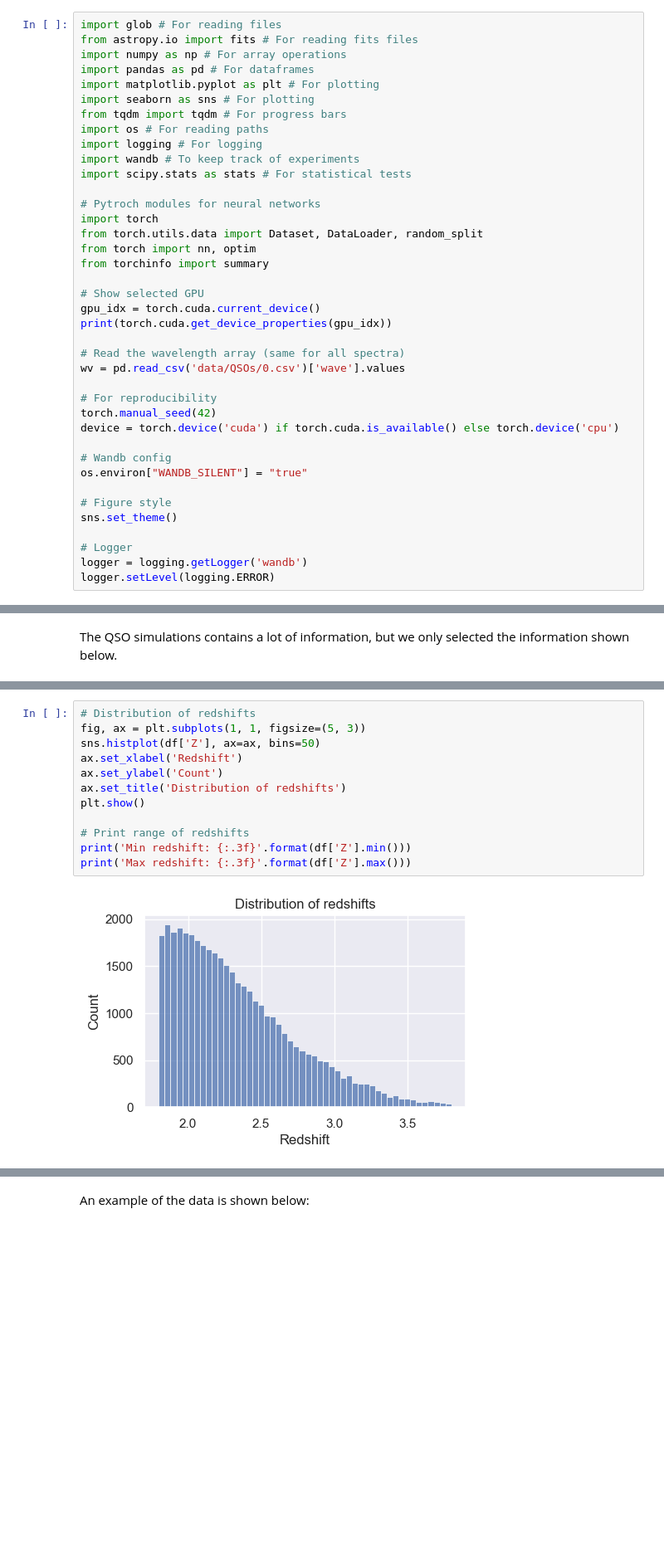
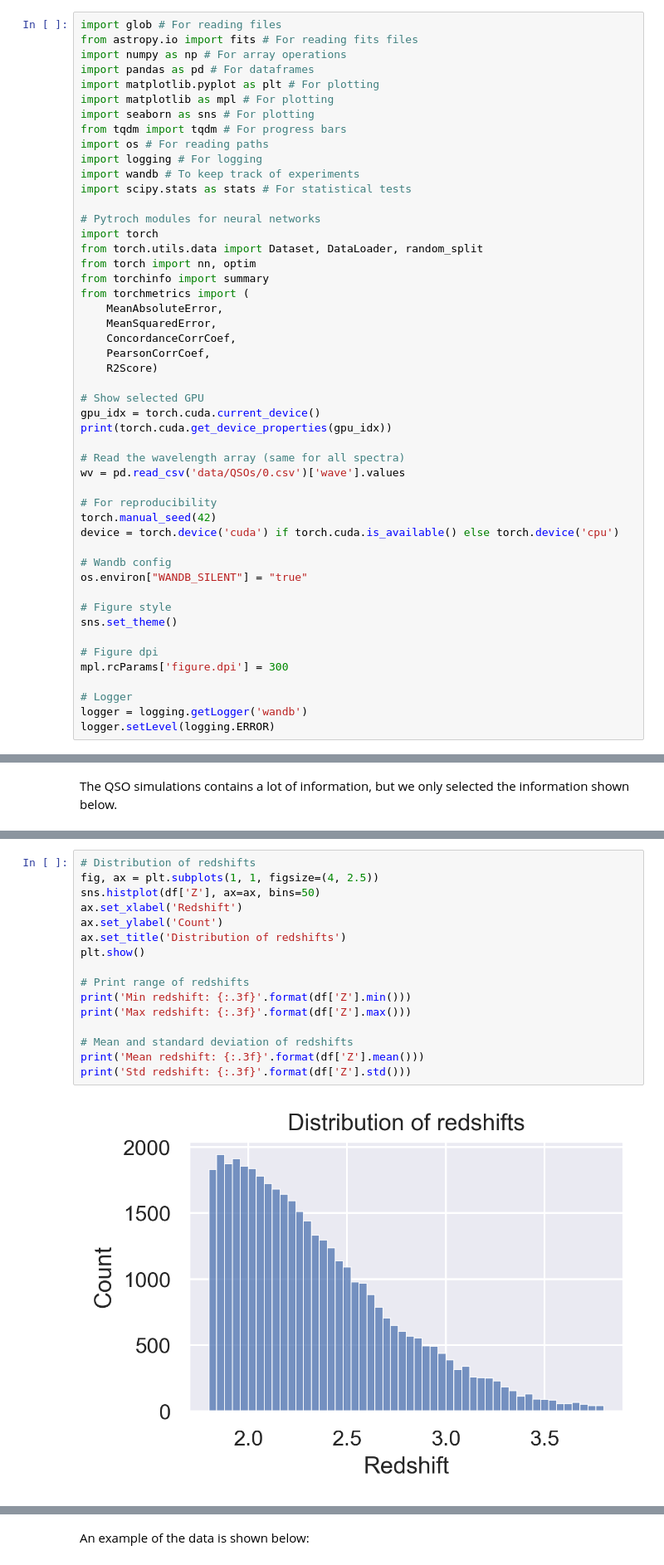
Before and after one commit to GabrielMissael/QuasarNN, a Jupyter notebook: report.ipynb, the cells around one changed output, grey strips where cells are left out. Shown at 83% size. Saved outputs shown, nothing was run; the diff lists cells and outputs as text; blank space fills up the shorter version.

```diff
--- a/report.ipynb
+++ b/report.ipynb
@@ -58,6 +66,7 @@ from astropy.io import fits # For reading fits files
 import numpy as np # For array operations
 import pandas as pd # For dataframes
 import matplotlib.pyplot as plt # For plotting
+import matplotlib as mpl # For plotting
 import seaborn as sns # For plotting
 from tqdm import tqdm # For progress bars
 import os # For reading paths
@@ -70,6 +79,12 @@ import torch
 from torch.utils.data import Dataset, DataLoader, random_split
 from torch import nn, optim
 from torchinfo import summary
+from torchmetrics import (
+    MeanAbsoluteError,
+    MeanSquaredError,
+    ConcordanceCorrCoef,
+    PearsonCorrCoef,
+    R2Score)
 
 # Show selected GPU
 gpu_idx = torch.cuda.current_device()
@@ -88,6 +103,9 @@ os.environ["WANDB_SILENT"] = "true"
 # Figure style
 sns.set_theme()
 
+# Figure dpi
+mpl.rcParams['figure.dpi'] = 300
+
 # Logger
 logger = logging.getLogger('wandb')
 logger.setLevel(logging.ERROR)
@@ -115,16 +149,20 @@ We are interested in predicting the redshift. Here is the distribution of the re
 # %%
 # Distribution of redshifts
-fig, ax = plt.subplots(1, 1, figsize=(5, 3))
+fig, ax = plt.subplots(1, 1, figsize=(4, 2.5))
 sns.histplot(df['Z'], ax=ax, bins=50)
 ax.set_xlabel('Redshift')
 ax.set_ylabel('Count')
 ax.set_title('Distribution of redshifts')
 plt.show()
 
 # Print range of redshifts
 print('Min redshift: {:.3f}'.format(df['Z'].min()))
 print('Max redshift: {:.3f}'.format(df['Z'].max()))
+
+# Mean and standard deviation of redshifts
+print('Mean redshift: {:.3f}'.format(df['Z'].mean()))
+print('Std redshift: {:.3f}'.format(df['Z'].std()))
 # %% [output]
-[figure, old version]
+[figure, new version]
 Min redshift: 1.800
 Max redshift: 3.800
```
Also changed, not shown: parts of 57 cells of this notebook, 1 other file.
